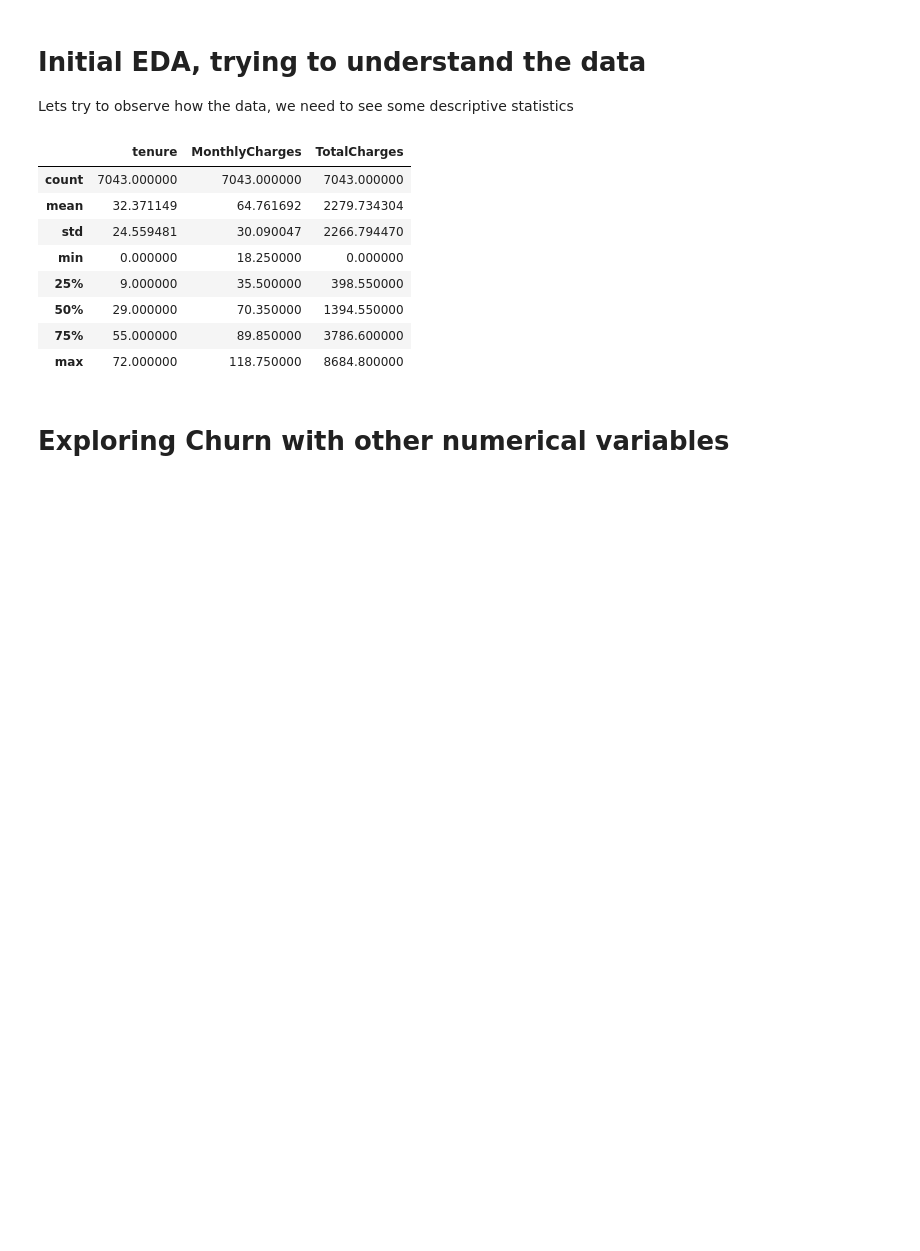
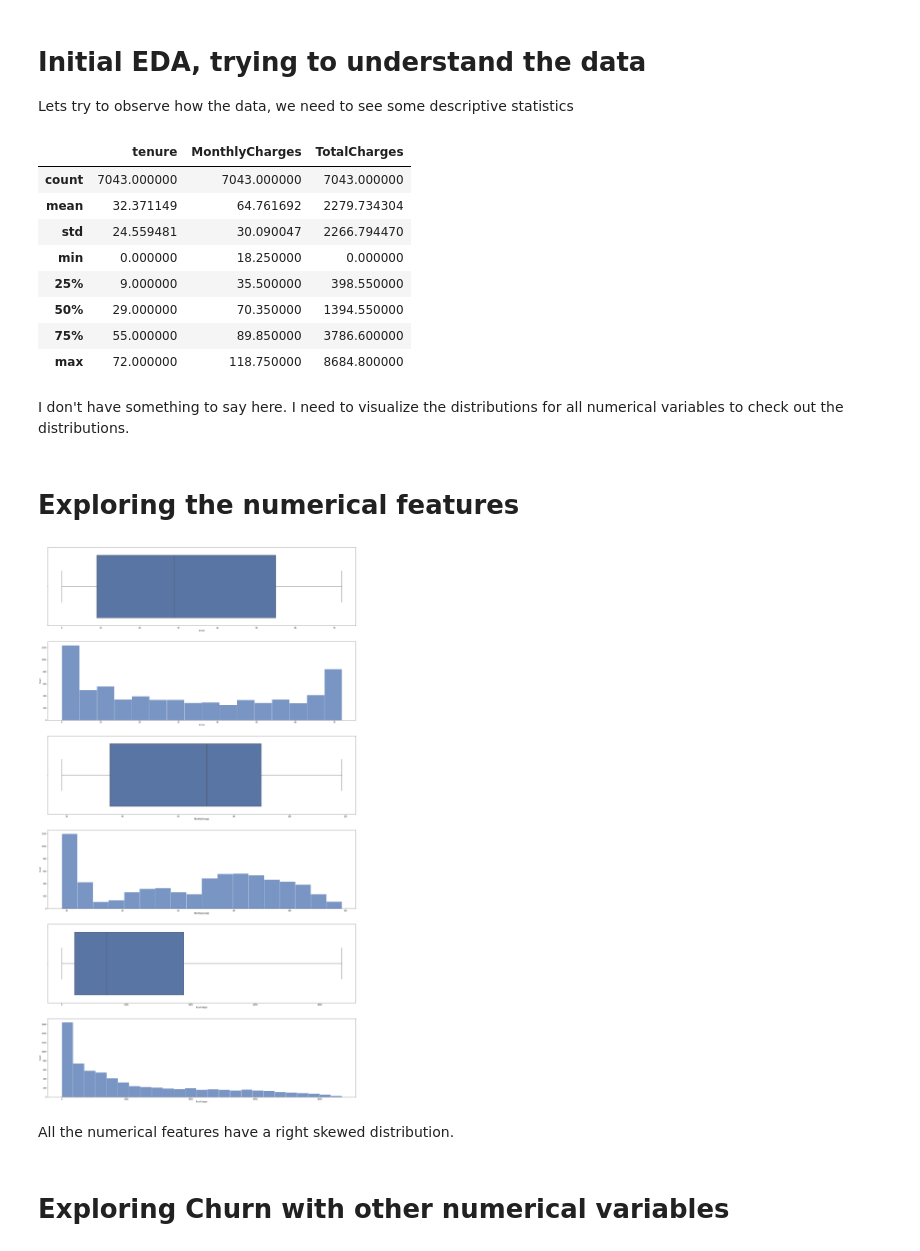
Before and after one commit to praxitelisk/Telco-Customer-Churn, a Jupyter notebook: telco-customer-churn-eda-ml.ipynb, the cells around one changed output. Cells and saved outputs as stored; diff of their text form; code cells hidden in the pictures; blank space fills up the shorter version.

```diff
--- a/telco-customer-churn-eda-ml.ipynb
+++ b/telco-customer-churn-eda-ml.ipynb
@@ -186,6 +188,29 @@ df.describe()
 | 50% | 29.000000 | 70.350000 | 1394.550000 |
 | 75% | 55.000000 | 89.850000 | 3786.600000 |
 | max | 72.000000 | 118.750000 | 8684.800000 |
+# %% [markdown]
+I don't have something to say here. I need to visualize the distributions for all numerical variables to check out the distributions.
+# %% [markdown]
+<a id="s3_3_1"></a>
+# Exploring the numerical features
+# %%
+fig, ax = plt.subplots(6, figsize=(30, 55))
+sns.set(font_scale=2)
+
+g=sns.boxplot(data=df, x="tenure", ax=ax[0])
+g=sns.histplot(data=df, x="tenure", ax=ax[1])
+
+
+g=sns.boxplot(data=df, x="MonthlyCharges", ax=ax[2])
+g=sns.histplot(data=df, x="MonthlyCharges", ax=ax[3])
+
+
+g=sns.boxplot(data=df, x="TotalCharges", ax=ax[4])
+g=sns.histplot(data=df, x="TotalCharges", ax=ax[5])
+# %% [output]
+[figure, added]
+# %% [markdown]
+All the numerical features  have a right skewed distribution.
 # %% [markdown]
 <a id="s3_4"></a>
 # Exploring Churn with other numerical variables
```
Also changed, not shown: parts of 11 cells of this notebook.
